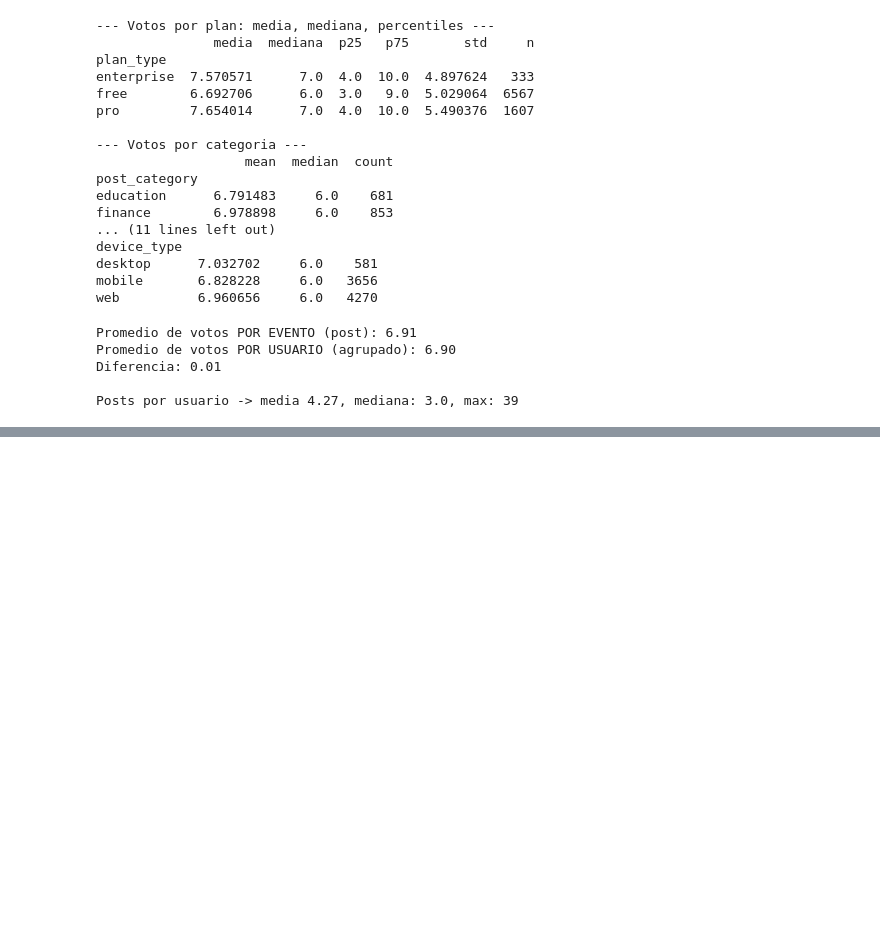
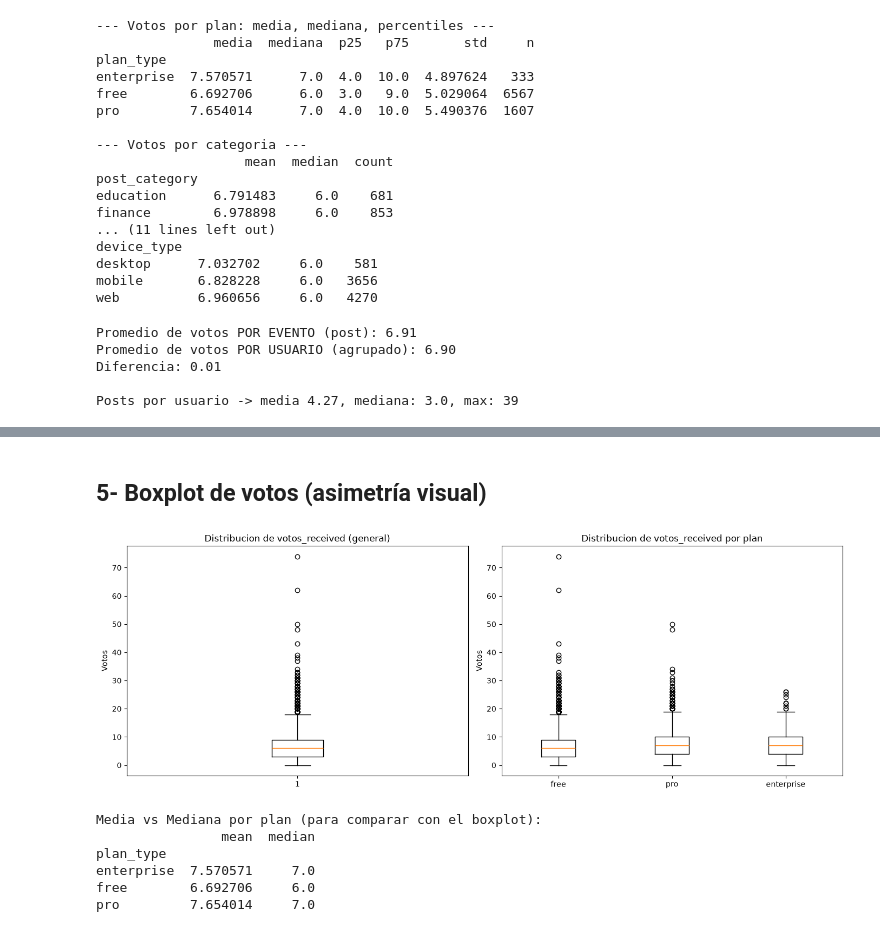
Before and after one commit to IvanOcampos/IceAnalytics, a Jupyter notebook: Analytics.ipynb, the cells around one changed output, grey strips where cells are left out. Saved outputs shown, nothing was run; the diff lists cells and outputs as text; code cells hidden in the pictures; blank space fills up the shorter version.

Commit message:
Boxplot

```diff
--- a/Analytics.ipynb
+++ b/Analytics.ipynb
@@ -477,0 +505,33 @@ Usuarios en el top 1%: 20
+# %% [markdown]
+## 5- Boxplot de votos (asimetría visual)
+# %%
+import matplotlib.pyplot as plt
+
+fig, axes = plt.subplots(1, 2, figsize=(14, 5))
+
+# Boxplot general
+axes[0].boxplot(df_core['votes_received'], orientation='vertical')
+axes[0].set_title('Distribucion de votos_received (general)')
+axes[0].set_ylabel('Votos')
+
+# Boxplot por plan (para comparar dispersion entre planes)
+plan_order = ['free', 'pro', 'enterprise']
+data_por_plan = [df_core[df_core['plan_type'] == p]['votes_received'] for p in plan_order]
+axes[1].boxplot(data_por_plan, tick_labels=plan_order)
+axes[1].set_title('Distribucion de votos_received por plan')
+axes[1].set_ylabel('Votos')
+
+plt.tight_layout()
+plt.savefig('boxplot_votos.png', dpi=100)
+plt.show()
+
+print("Media vs Mediana por plan (para comparar con el boxplot):")
+print(df_core.groupby('plan_type')['votes_received'].agg(['mean', 'median']))
+# %% [output]
+[figure, added]
+Media vs Mediana por plan (para comparar con el boxplot):
+                mean  median
+plan_type
+enterprise  7.570571     7.0
+free        6.692706     6.0
+pro         7.654014     7.0
```
Also changed, not shown: parts of 4 cells of this notebook, 3 other files.
